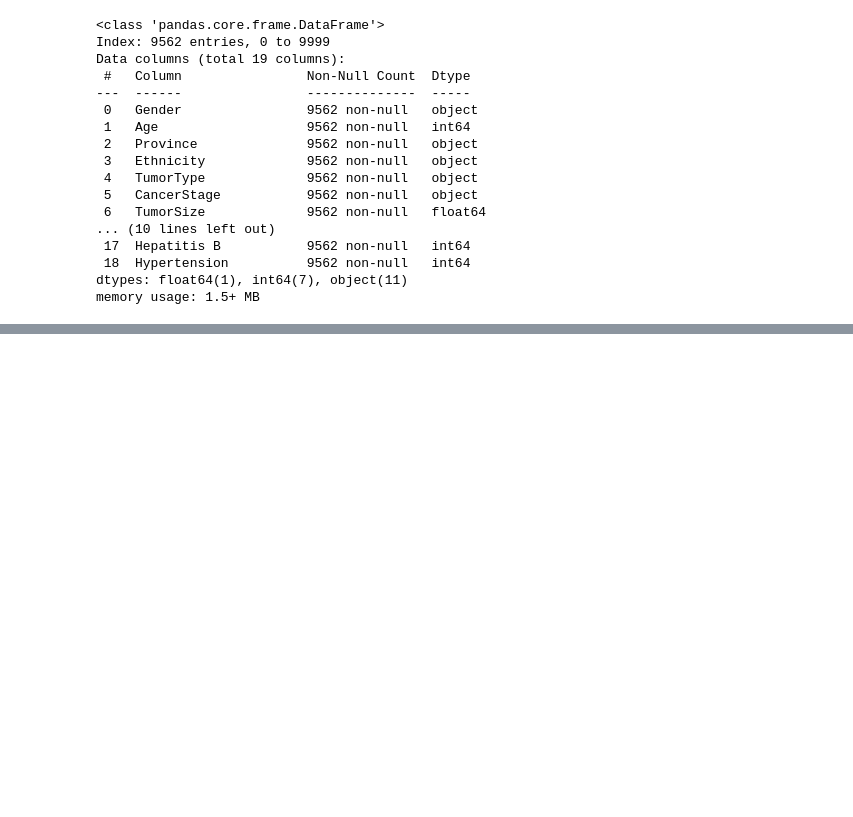
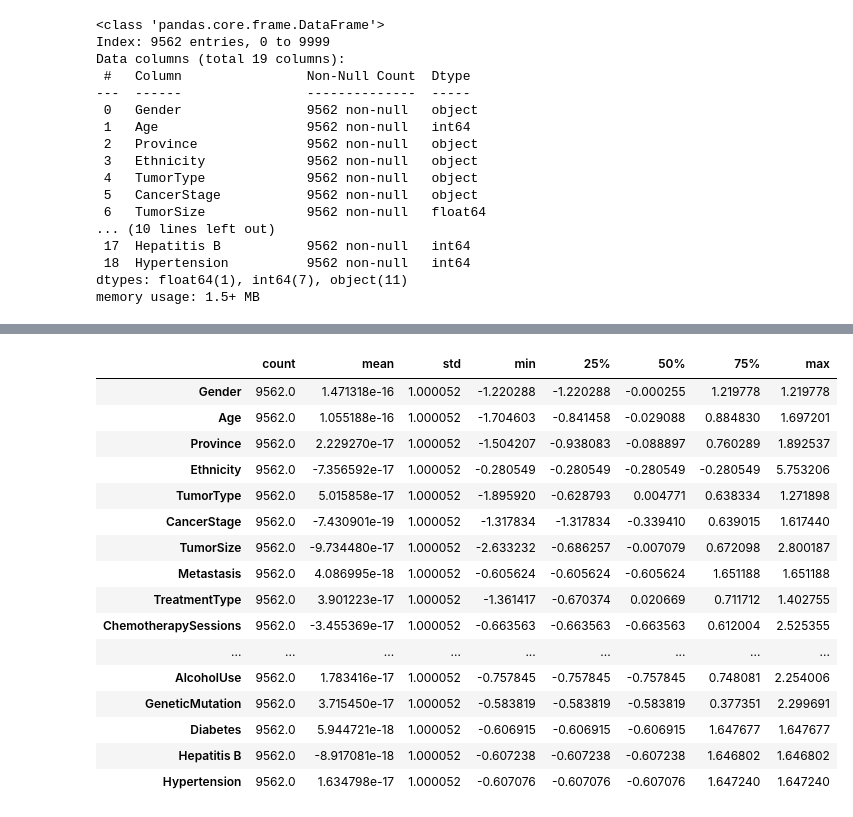
Before and after one commit to llaauurra/ProgettoTesi, a Jupyter notebook: preprocessing.ipynb, the cells around one changed output, grey strips where cells are left out. Saved outputs shown, nothing was run; the diff lists cells and outputs as text; code cells hidden in the pictures; blank space fills up the shorter version.

Commit message:
Added Ordinal encoding of categorical features. Added the Dataset Standardization. Added saving of changes to the original dataset during the Data Cleaning.

```diff
--- a/preprocessing.ipynb
+++ b/preprocessing.ipynb
@@ -381,5 +373,5 @@ mask_iqr = ((dataset['TumorSize'] >= lower) & (dataset['TumorSize'] <= upper))
 # %%
 final_mask = mask_z & mask_iqr
 
-dataset = dataset[final_mask]
+dataset_no_outliers = dataset_no_missing_values[final_mask]
 # %% [markdown]
@@ -410,0 +423,20 @@ memory usage: 1.5+ MB
+# %%
+categories_orders = [ sorted(dataset_no_outliers['Gender'].unique()),
+                      sorted(dataset_no_outliers['Province'].unique()),
+                      sorted(dataset_no_outliers['Ethnicity'].unique()),
+                      sorted(dataset_no_outliers['TumorType'].unique()),
+                      ['I', 'II', 'III', 'IV'],
+                      sorted(dataset_no_outliers['Metastasis'].unique()),
+                      sorted(dataset_no_outliers['TreatmentType'].unique()),
+                      sorted(dataset_no_outliers['SurvivalStatus'].unique()),
+                      ['Never', 'Former', 'Current'],
+                      ['Unknown', 'Occasional', 'Heavy'],
+                      ['Unknown', 'BRCA1', 'EGFR', 'KRAS']]
+# %%
+from sklearn.preprocessing import OrdinalEncoder
+encoded_dataset = dataset_no_outliers.copy()
+
+encoder = OrdinalEncoder(categories = categories_orders)
+encoded_dataset[columns] = encoder.fit_transform(encoded_dataset[columns])
+
+encoded_dataset[columns] = encoded_dataset[columns].astype(int)
@@ -410,0 +464,12 @@ memory usage: 1.5+ MB
+# %%
+from sklearn.preprocessing import StandardScaler
+
+scaler = StandardScaler()
+
+standard_df = pd.DataFrame(
+    scaler.fit_transform(encoded_dataset),
+    columns = encoded_dataset.columns,
+    index = encoded_dataset.index
+)
+
+standard_df.head(10)
@@ -410,0 +488,21 @@ memory usage: 1.5+ MB
+# %%
+standard_df.to_csv('data/standardized_dataset.csv', index = False)
+standard_df.describe().T
+# %% [output]
+|  | count | mean | std | min | 25% | 50% | 75% | max |
+| Gender | 9562.0 | 1.471318e-16 | 1.000052 | -1.220288 | -1.220288 | -0.000255 | 1.219778 | 1.219778 |
+| Age | 9562.0 | 1.055188e-16 | 1.000052 | -1.704603 | -0.841458 | -0.029088 | 0.884830 | 1.697201 |
+| Province | 9562.0 | 2.229270e-17 | 1.000052 | -1.504207 | -0.938083 | -0.088897 | 0.760289 | 1.892537 |
+| Ethnicity | 9562.0 | -7.356592e-17 | 1.000052 | -0.280549 | -0.280549 | -0.280549 | -0.280549 | 5.753206 |
+| TumorType | 9562.0 | 5.015858e-17 | 1.000052 | -1.895920 | -0.628793 | 0.004771 | 0.638334 | 1.271898 |
+| CancerStage | 9562.0 | -7.430901e-19 | 1.000052 | -1.317834 | -1.317834 | -0.339410 | 0.639015 | 1.617440 |
+| TumorSize | 9562.0 | -9.734480e-17 | 1.000052 | -2.633232 | -0.686257 | -0.007079 | 0.672098 | 2.800187 |
+| Metastasis | 9562.0 | 4.086995e-18 | 1.000052 | -0.605624 | -0.605624 | -0.605624 | 1.651188 | 1.651188 |
+| TreatmentType | 9562.0 | 3.901223e-17 | 1.000052 | -1.361417 | -0.670374 | 0.020669 | 0.711712 | 1.402755 |
+| ChemotherapySessions | 9562.0 | -3.455369e-17 | 1.000052 | -0.663563 | -0.663563 | -0.663563 | 0.612004 | 2.525355 |
+| ... | ... | ... | ... | ... | ... | ... | ... | ... |
+| AlcoholUse | 9562.0 | 1.783416e-17 | 1.000052 | -0.757845 | -0.757845 | -0.757845 | 0.748081 | 2.254006 |
+| GeneticMutation | 9562.0 | 3.715450e-17 | 1.000052 | -0.583819 | -0.583819 | -0.583819 | 0.377351 | 2.299691 |
+| Diabetes | 9562.0 | 5.944721e-18 | 1.000052 | -0.606915 | -0.606915 | -0.606915 | 1.647677 | 1.647677 |
+| Hepatitis B | 9562.0 | -8.917081e-18 | 1.000052 | -0.607238 | -0.607238 | -0.607238 | 1.646802 | 1.646802 |
+| Hypertension | 9562.0 | 1.634798e-17 | 1.000052 | -0.607076 | -0.607076 | -0.607076 | 1.647240 | 1.647240 |
```
Also changed, not shown: parts of 26 cells of this notebook, 5 other files.
